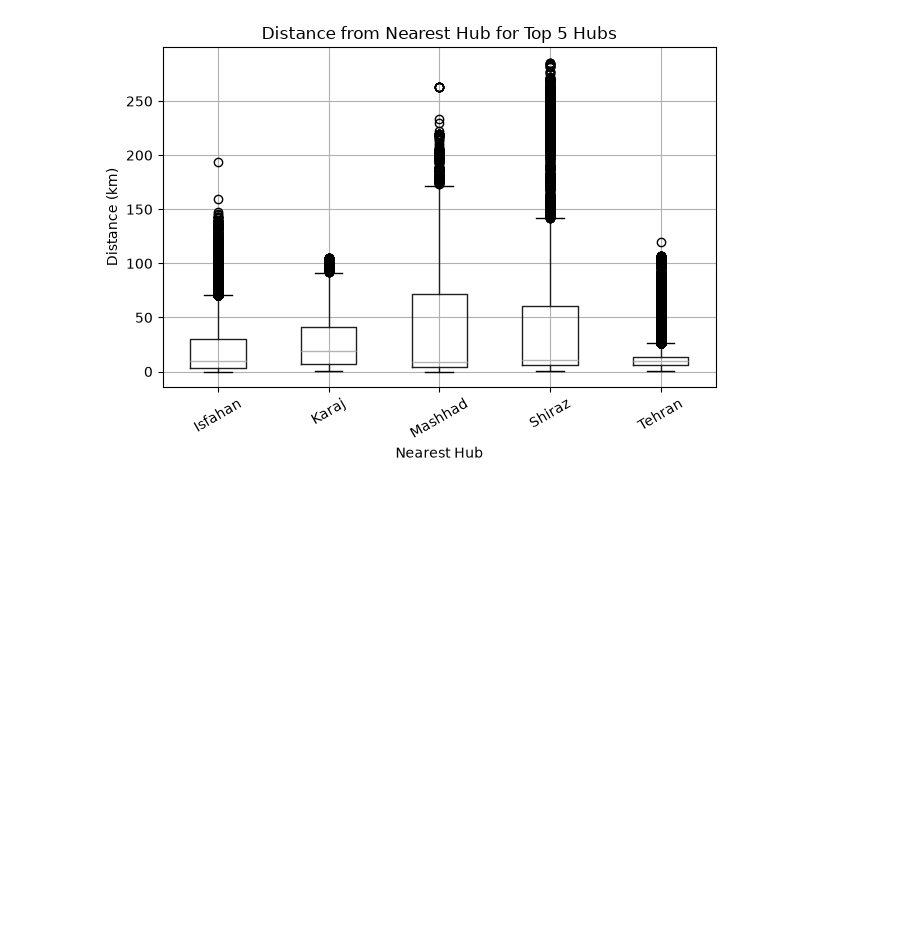
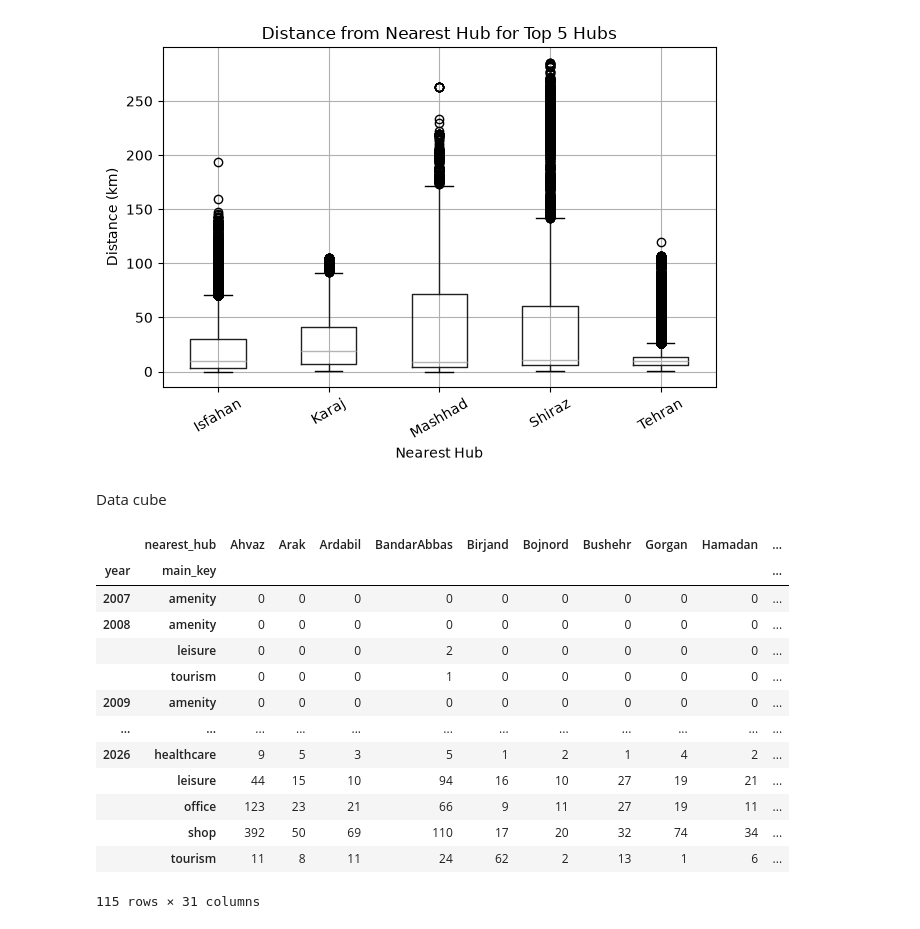
Before and after one commit to Ali-Karkhaneh1384/Data-Mining1, a Jupyter notebook: Data_Mining.ipynb, the cells around one changed output. Cells and saved outputs as stored; diff of their text form; code cells hidden in the pictures; blank space fills up the shorter version.

Commit message:
Data cube and 3 operation:Roll_up , Drill_down , Selection

```diff
--- a/Data_Mining.ipynb
+++ b/Data_Mining.ipynb
@@ -763,3 +762,39 @@ plt.show()
 [figure]
 <Figure size 1000x500 with 0 Axes>
 [figure]
+# %% [markdown]
+Data cube
+# %%
+import pandas as pd
+
+Full_data["edit_date"] = pd.to_datetime(
+    Full_data["edit_date"], errors="coerce"
+)
+
+Full_data["year"] = Full_data["edit_date"].dt.year
+
+data_cube = pd.pivot_table(
+    Full_data,
+    index=["year", "main_key"],
+    columns="nearest_hub",
+    aggfunc="size",
+    fill_value=0
+)
+
+
+display(data_cube)
+# %% [output]
+|  | nearest_hub | Ahvaz | Arak | Ardabil | BandarAbbas | Birjand | Bojnord | Bushehr | Gorgan | Hamadan | ... |
+| year | main_key |  |  |  |  |  |  |  |  |  | ... |
+| 2007 | amenity | 0 | 0 | 0 | 0 | 0 | 0 | 0 | 0 | 0 | ... |
+| 2008 | amenity | 0 | 0 | 0 | 0 | 0 | 0 | 0 | 0 | 0 | ... |
+|  | leisure | 0 | 0 | 0 | 2 | 0 | 0 | 0 | 0 | 0 | ... |
+|  | tourism | 0 | 0 | 0 | 1 | 0 | 0 | 0 | 0 | 0 | ... |
+| 2009 | amenity | 0 | 0 | 0 | 0 | 0 | 0 | 0 | 0 | 0 | ... |
+| ... | ... | ... | ... | ... | ... | ... | ... | ... | ... | ... | ... |
+| 2026 | healthcare | 9 | 5 | 3 | 5 | 1 | 2 | 1 | 4 | 2 | ... |
+|  | leisure | 44 | 15 | 10 | 94 | 16 | 10 | 27 | 19 | 21 | ... |
+|  | office | 123 | 23 | 21 | 66 | 9 | 11 | 27 | 19 | 11 | ... |
+|  | shop | 392 | 50 | 69 | 110 | 17 | 20 | 32 | 74 | 34 | ... |
+|  | tourism | 11 | 8 | 11 | 24 | 62 | 2 | 13 | 1 | 6 | ... |
+115 rows × 31 columns
```
Also changed, not shown: parts of 7 cells of this notebook.
